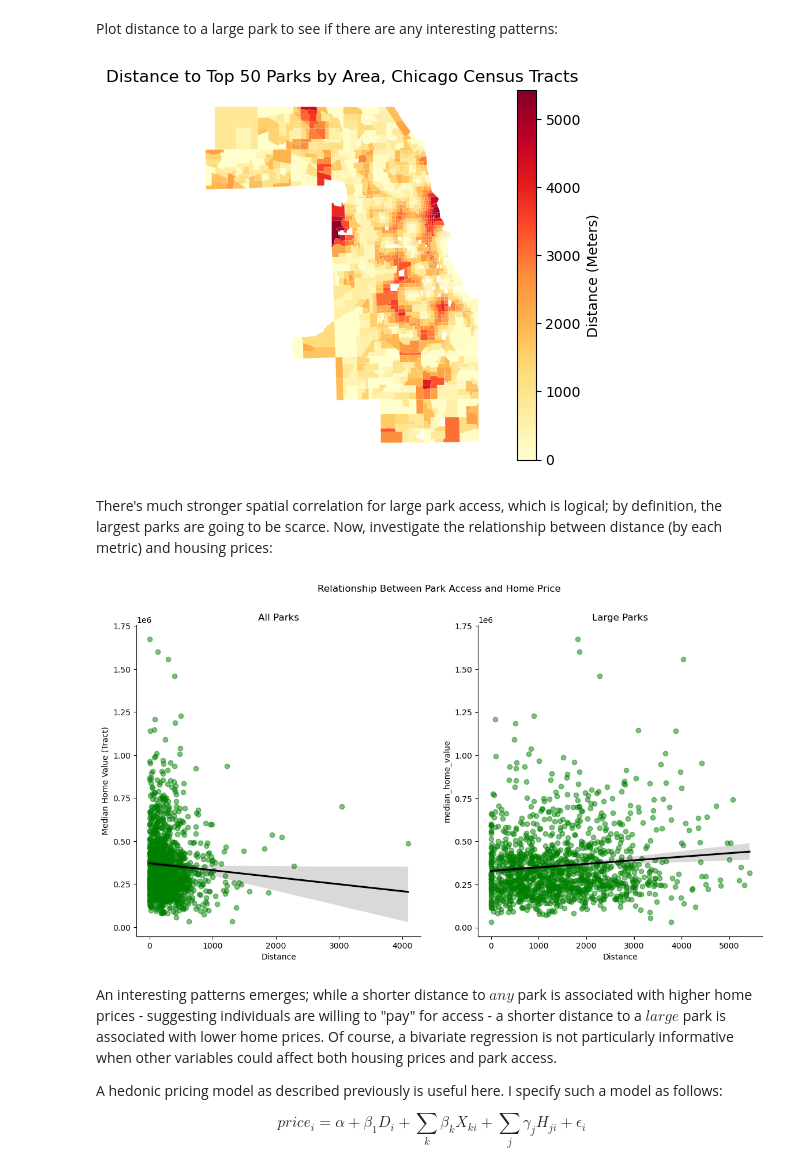
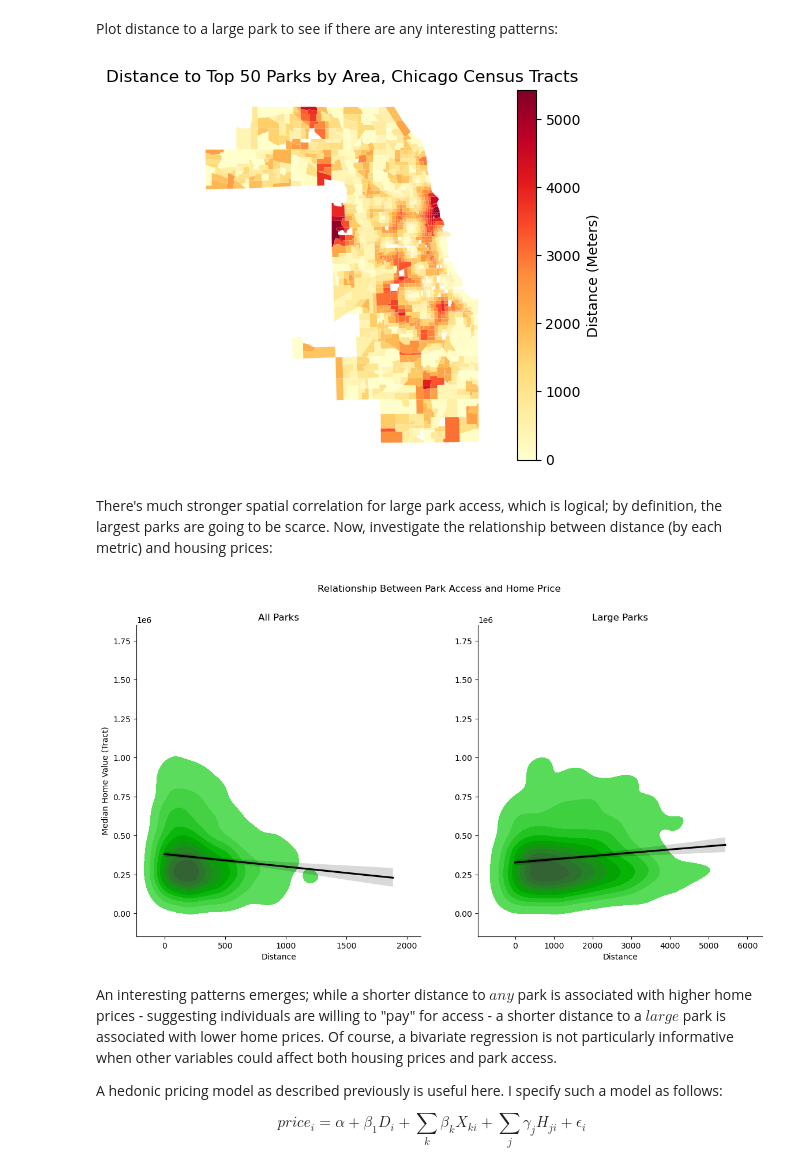
Before and after one commit to adohertymunro/DS-31095-Final-Project, a Jupyter notebook: Final Project.ipynb, the cells around one changed output. Saved outputs shown, nothing was run; the diff lists cells and outputs as text; code cells hidden in the pictures.

```diff
--- a/Final Project.ipynb
+++ b/Final Project.ipynb
@@ -412,13 +425,13 @@ Given that there is reasonably good variation in park access (as measured by dis
 
 Investigating distance to any park and the largest parks is useful to investigate the relationships that previous studies have found. Large parks tend to be associated with higher foot traffic, more noise, and the like - distinguishing between any park and large parks thus teases out whether these parks exhibit negative externalities as measured through housing price.
 # %%
-housing_gdf = housing_gdf[(housing_gdf['median_home_value'] > 0) & (housing_gdf['median_household_income'] > 0)]
+housing_gdf = housing_gdf[(housing_gdf['median_home_value'] > 0) & (housing_gdf['median_household_income'] > 0) & (housing_gdf['park_dist'] < threshold)]
 
 largest_parks = biggest_parks.dissolve()
 
 housing_gdf['large_park_dist'] = (
     housing_gdf.geometry.centroid
-    .distance(largest_parks.geometry.iloc[0])
+    .distance(largest_parks.copy().geometry.iloc[0])
 )
 # %% [output]
 A value is trying to be set on a copy of a slice from a DataFrame.
@@ -444,45 +457,65 @@ ax.set_title('Distance to Top 50 Parks by Area, Chicago Census Tracts')
 
 plt.show()
 # %% [output]
-[figure, old version]
+[figure, new version]
 # %% [markdown]
 There's much stronger spatial correlation for large park access, which is logical; by definition, the largest parks are going to be scarce. Now, investigate the relationship between distance (by each metric) and housing prices:
 # %%
 
 fig, (ax1, ax2) = plt.subplots(1, 2, figsize=(14, 7))
+
+
+sns.kdeplot(
+    ax=ax1,
+    data=housing_gdf,
+    x='park_dist',
+    y='median_home_value',
+    color='green',
+    fill=True
+)
 
 sns.regplot(
     ax=ax1,
     data = housing_gdf,
     x='park_dist',
     y='median_home_value',
     line_kws={'color': 'black'},
-    scatter_kws={'color': 'green', 'alpha': 0.5})
+    scatter=False)
+
+sns.kdeplot(
+    ax=ax2,
+    data=housing_gdf,
+    x='large_park_dist',
+    y='median_home_value',
+    color='green',
+    fill=True
+)
 
 sns.regplot(
     ax=ax2,
     data=housing_gdf,
     x='large_park_dist',
     y='median_home_value',
     line_kws={'color': 'black'},
-    scatter_kws={'color': 'green', 'alpha': 0.5}
+    scatter=False
 )
 
 sns.despine()
 
 ax1.set_xlabel('Distance')
 ax1.set_ylabel('Median Home Value (Tract)')
 ax1.set_title('All Parks')
 
 ax2.set_xlabel('Distance')
 ax2.set_title('Large Parks')
+ax2.set_ylabel('')
 
 
 fig.suptitle('Relationship Between Park Access and Home Price')
 
 plt.show()
 # %% [output]
-[figure, old version]
+[figure, new version]
 # %% [markdown]
 An interesting patterns emerges; while a shorter distance to $\textit{any}$ park is associated with higher home prices - suggesting individuals are willing to "pay" for access - a shorter distance to a $\textit{large}$ park is associated with lower home prices. Of course, a bivariate regression is not particularly informative when other variables could affect both housing prices and park access.
 
```
Also changed, not shown: parts of 11 cells of this notebook.
